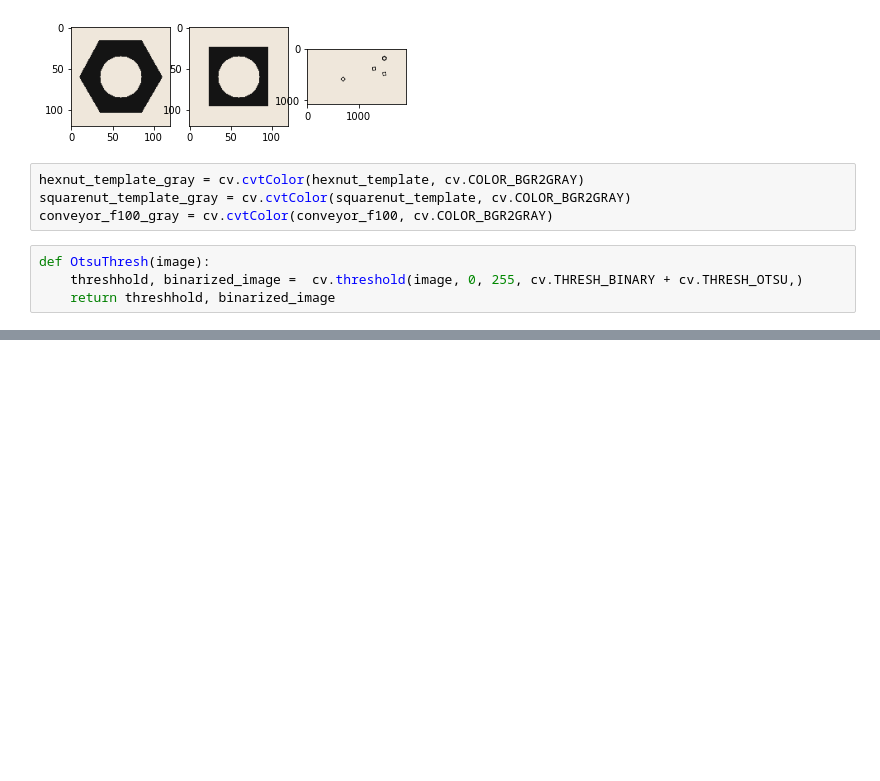
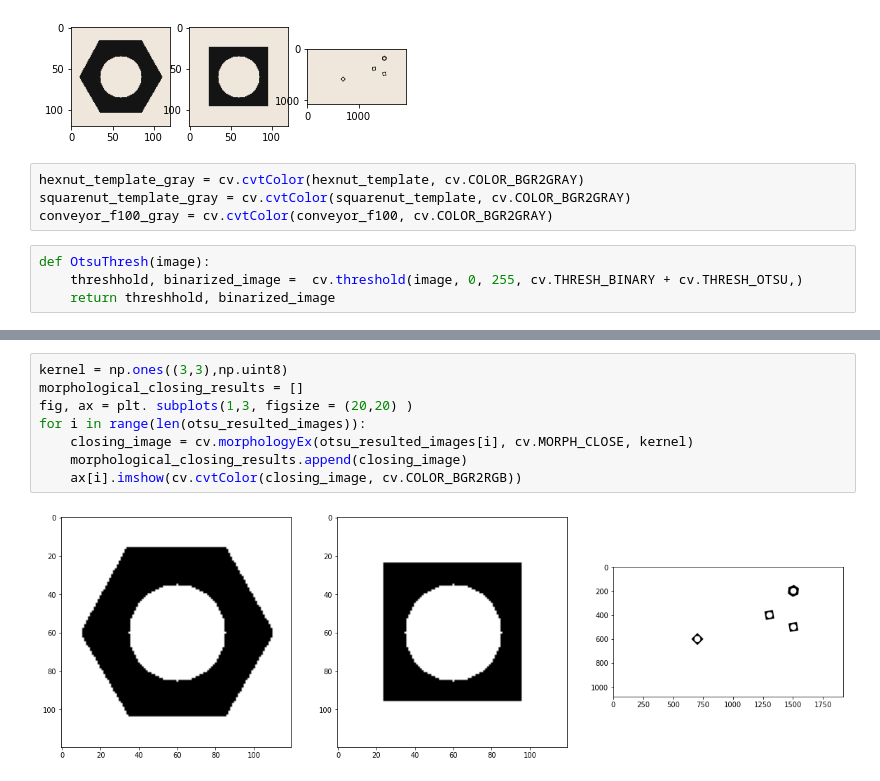
Before and after one commit to NimeshKavshal/Image-Proccesing-Assignment-03, a Jupyter notebook: Assignment03.ipynb, the cells around one changed output, grey strips where cells are left out. Drawn from its saved outputs; the diff is of its cells as text; blank space fills up the shorter version.

Commit message:
morphological closing

```diff
--- a/Assignment03.ipynb
+++ b/Assignment03.ipynb
@@ -37,0 +38,10 @@ for i in range(len(input_images)):
+# %%
+kernel = np.ones((3,3),np.uint8)
+morphological_closing_results = []
+fig, ax = plt. subplots(1,3, figsize = (20,20) )
+for i in range(len(otsu_resulted_images)):
+    closing_image = cv.morphologyEx(otsu_resulted_images[i], cv.MORPH_CLOSE, kernel)
+    morphological_closing_results.append(closing_image)
+    ax[i].imshow(cv.cvtColor(closing_image, cv.COLOR_BGR2RGB))
+# %% [output]
+[figure, added]
```
Also changed, not shown: parts of 1 cell of this notebook.
